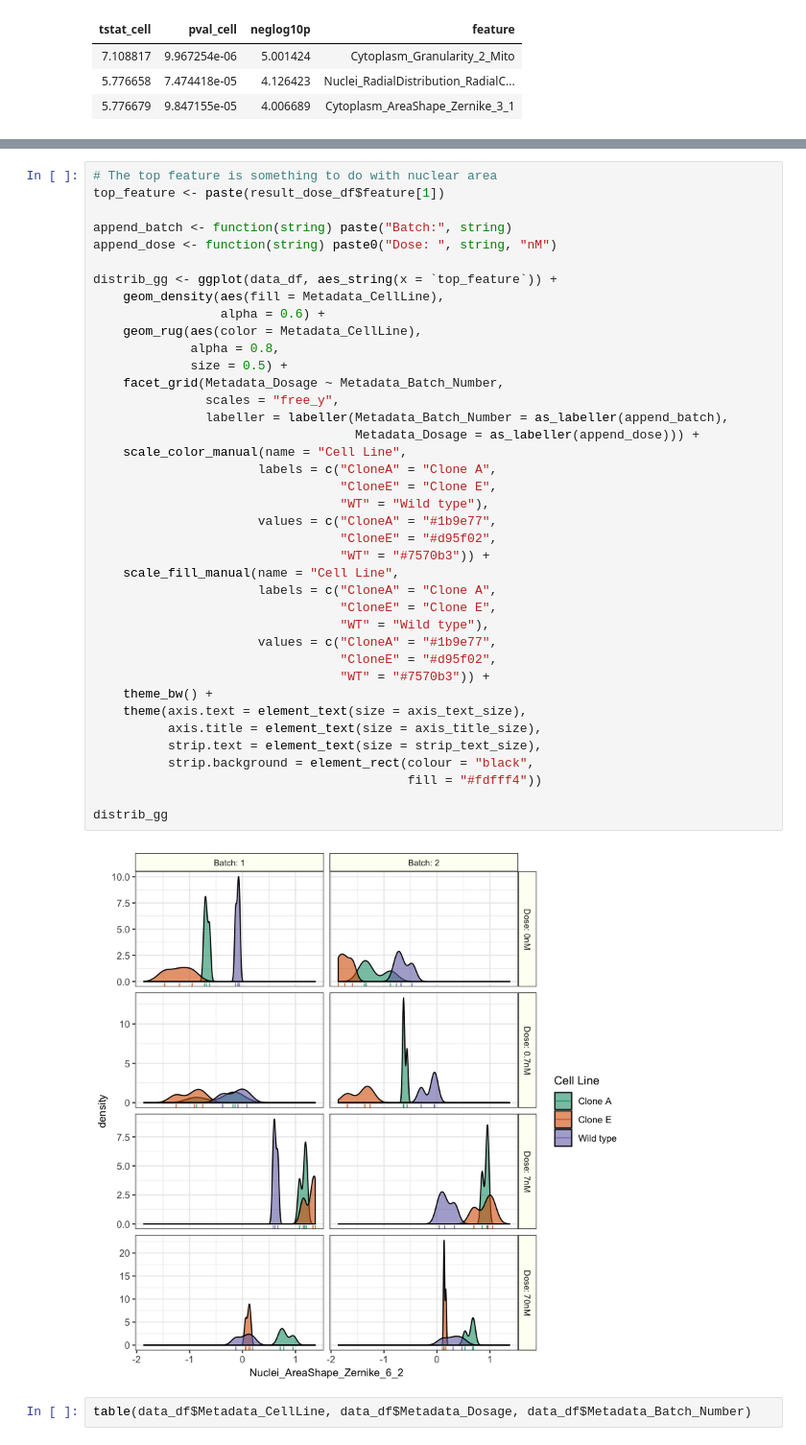
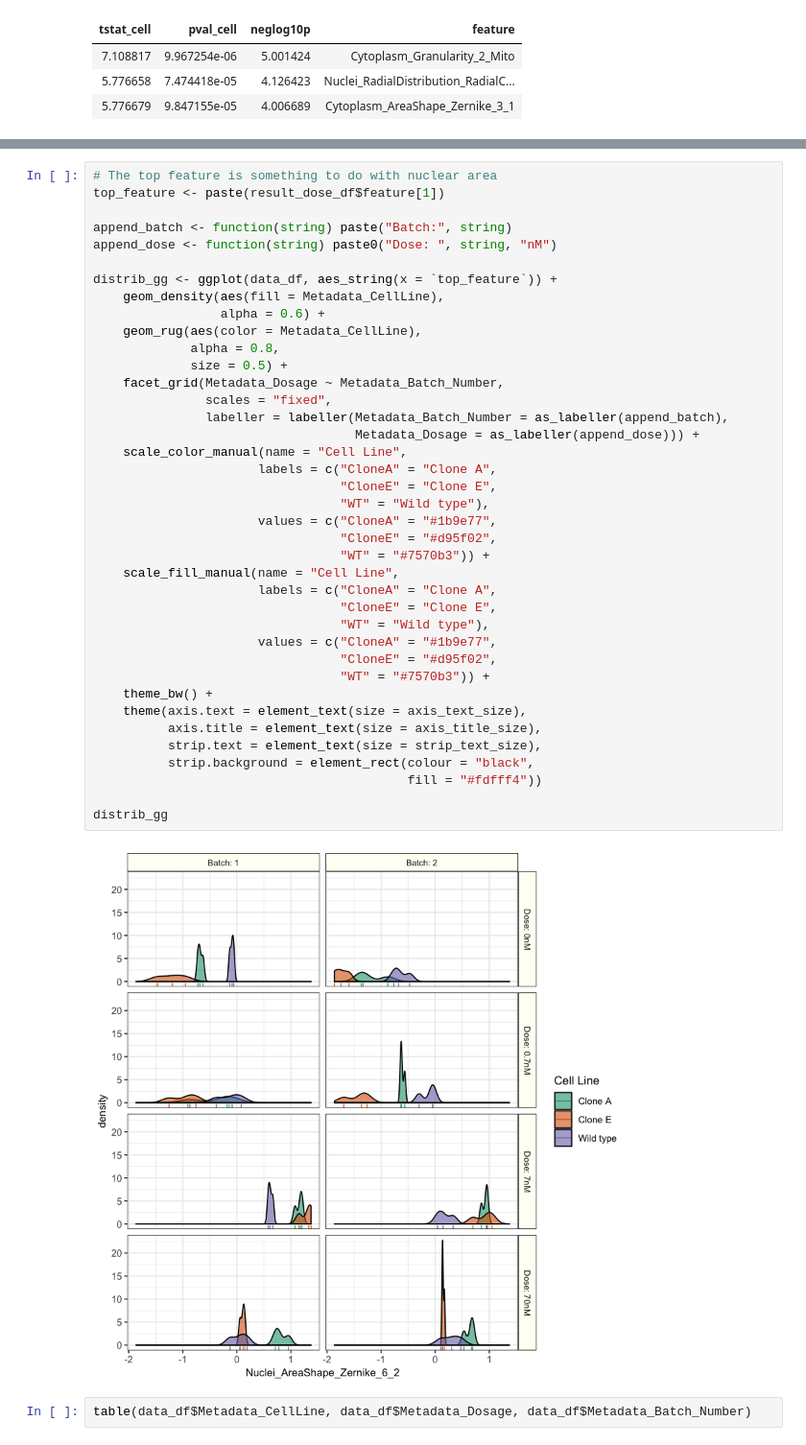
Before and after one commit to broadinstitute/profiling-resistance-mechanisms, a Jupyter notebook: discover-feature-differences.ipynb, the cells around one changed output, grey strips where cells are left out. Shown at 96% size. Cells and saved outputs as stored; diff of their text form.

Commit message:
Update Figure Axis to Share Limits (#18)
* align axes

* add aligned figure axis

* rerun analysis pipeline

```diff
--- a/discover-feature-differences.ipynb
+++ b/discover-feature-differences.ipynb
@@ -216,35 +221,35 @@ distrib_gg <- ggplot(data_df, aes_string(x = `top_feature`)) +
                  alpha = 0.6) +
     geom_rug(aes(color = Metadata_CellLine),
              alpha = 0.8,
              size = 0.5) +
     facet_grid(Metadata_Dosage ~ Metadata_Batch_Number,
-               scales = "free_y",
+               scales = "fixed",
                labeller = labeller(Metadata_Batch_Number = as_labeller(append_batch),
                                    Metadata_Dosage = as_labeller(append_dose))) +
     scale_color_manual(name = "Cell Line",
                       labels = c("CloneA" = "Clone A",
                                  "CloneE" = "Clone E",
                                  "WT" = "Wild type"),
                       values = c("CloneA" = "#1b9e77",
                                  "CloneE" = "#d95f02",
                                  "WT" = "#7570b3")) +
     scale_fill_manual(name = "Cell Line",
                       labels = c("CloneA" = "Clone A",
                                  "CloneE" = "Clone E",
                                  "WT" = "Wild type"),
                       values = c("CloneA" = "#1b9e77",
                                  "CloneE" = "#d95f02",
                                  "WT" = "#7570b3")) +
     theme_bw() +
     theme(axis.text = element_text(size = axis_text_size),
           axis.title = element_text(size = axis_title_size),
           strip.text = element_text(size = strip_text_size),
           strip.background = element_rect(colour = "black",
                                           fill = "#fdfff4"))
 
 distrib_gg
 # %% [output]
-[figure, old version]
+[figure, new version]
 # %%
 table(data_df$Metadata_CellLine, data_df$Metadata_Dosage, data_df$Metadata_Batch_Number)
 # %% [output]
```
Also changed, not shown: parts of 5 cells of this notebook, 7 other files.
